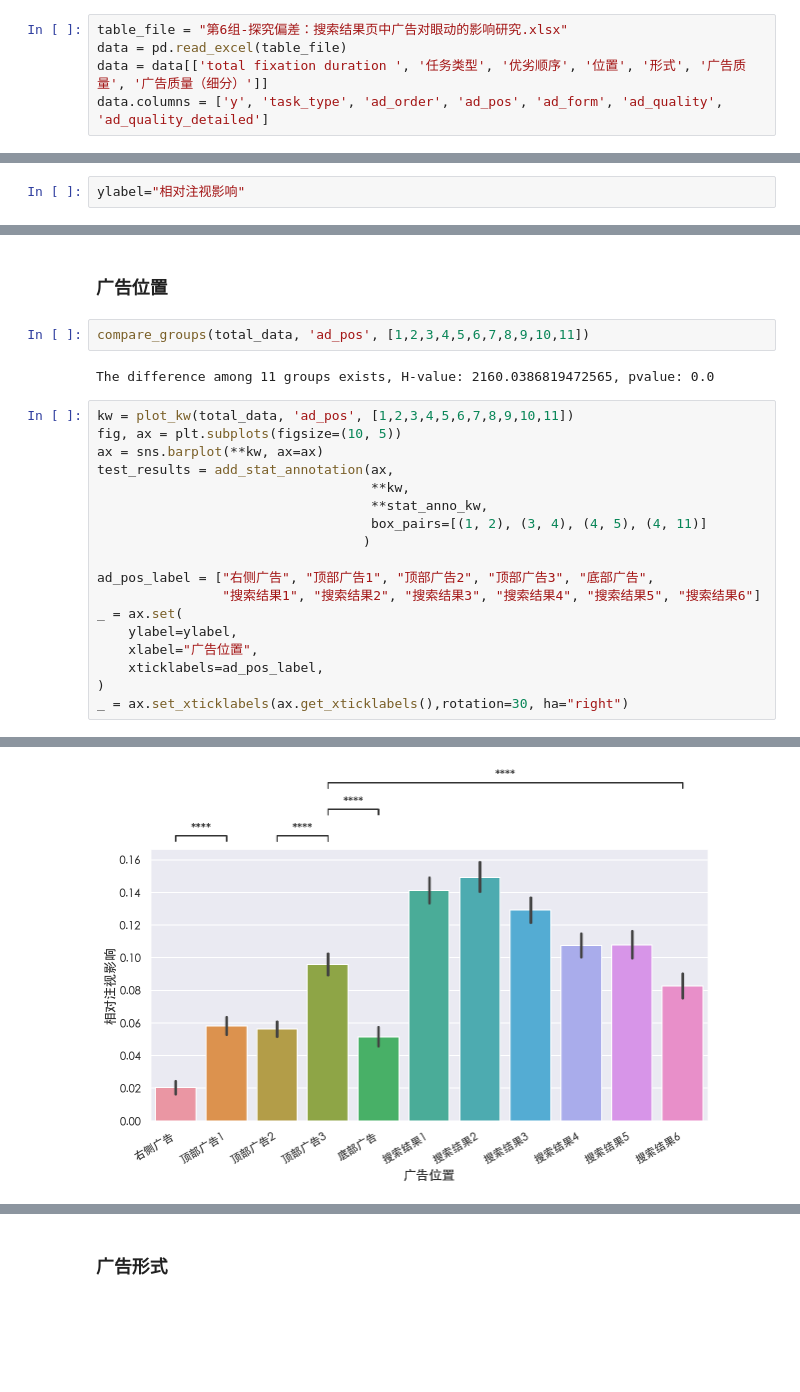
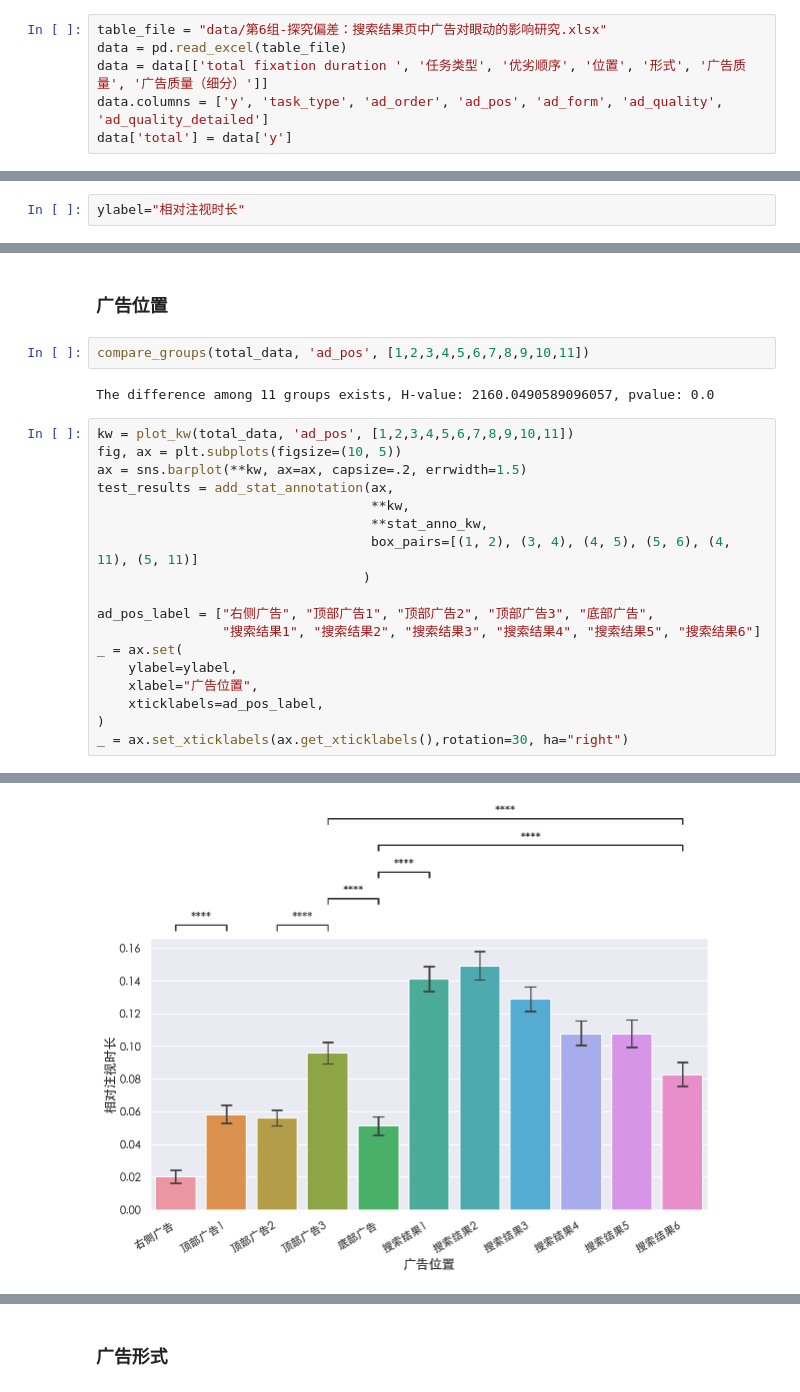
Before and after one commit to Mr-Milk/SERP-AD-EyeTracking, a Jupyter notebook: search_factors.ipynb, the cells around one changed output, grey strips where cells are left out. Cells and saved outputs as stored; diff of their text form; blank space fills up the shorter version.

```diff
--- a/search_factors.ipynb
+++ b/search_factors.ipynb
@@ -37,8 +56,9 @@ mpl.rcParams['axes.labelsize'] = 13
 # %%
-table_file = "第6组-探究偏差：搜索结果页中广告对眼动的影响研究.xlsx"
+table_file = "data/第6组-探究偏差：搜索结果页中广告对眼动的影响研究.xlsx"
 data = pd.read_excel(table_file)
 data = data[['total fixation duration ', '任务类型', '优劣顺序', '位置', '形式', '广告质量', '广告质量（细分）']]
 data.columns = ['y', 'task_type', 'ad_order', 'ad_pos', 'ad_form', 'ad_quality', 'ad_quality_detailed']
+data['total'] = data['y']
 # %%
 data
 # %% [output]
@@ -90,7 +112,7 @@ ad_data = total_data[total_data['ad_pos'].isin([1,2,3,4,5])] # select only ad bl
 - \*\*\*: 1.00e-04 < p <= 1.00e-03
 - \*\*\*\*: p <= 1.00e-04
 # %%
-ylabel="相对注视影响"
+ylabel="相对注视时长"
 # %%
 def compare_groups(data, factor, groups):
     s, p = kruskal(*[data[data[factor] == i]['y'] for i in groups])
@@ -135,15 +191,15 @@ ns: 5.00e-02 < p <= 1.00e+00
 # %%
 compare_groups(total_data, 'ad_pos', [1,2,3,4,5,6,7,8,9,10,11])
 # %% [output]
-The difference among 11 groups exists, H-value: 2160.0386819472565, pvalue: 0.0
+The difference among 11 groups exists, H-value: 2160.0490589096057, pvalue: 0.0
 # %%
 kw = plot_kw(total_data, 'ad_pos', [1,2,3,4,5,6,7,8,9,10,11])
 fig, ax = plt.subplots(figsize=(10, 5))
-ax = sns.barplot(**kw, ax=ax)
+ax = sns.barplot(**kw, ax=ax, capsize=.2, errwidth=1.5)
 test_results = add_stat_annotation(ax,
                                    **kw,
                                    **stat_anno_kw,
-                                   box_pairs=[(1, 2), (3, 4), (4, 5), (4, 11)]
+                                   box_pairs=[(1, 2), (3, 4), (4, 5), (5, 6), (4, 11), (5, 11)]
                                   )
 
 ad_pos_label = ["右侧广告", "顶部广告1", "顶部广告2", "顶部广告3", "底部广告",
@@ -169,4 +227,4 @@ ns: 5.00e-02 < p <= 1.00e+00
-[figure, old version]
+[figure, new version]
 # %%
 kw = dict(data=total_data, x='ad_pos', y='y')
 fig, ax = plt.subplots(figsize=(10, 5))
```
Also changed, not shown: parts of 23 cells of this notebook, 29 other files.
